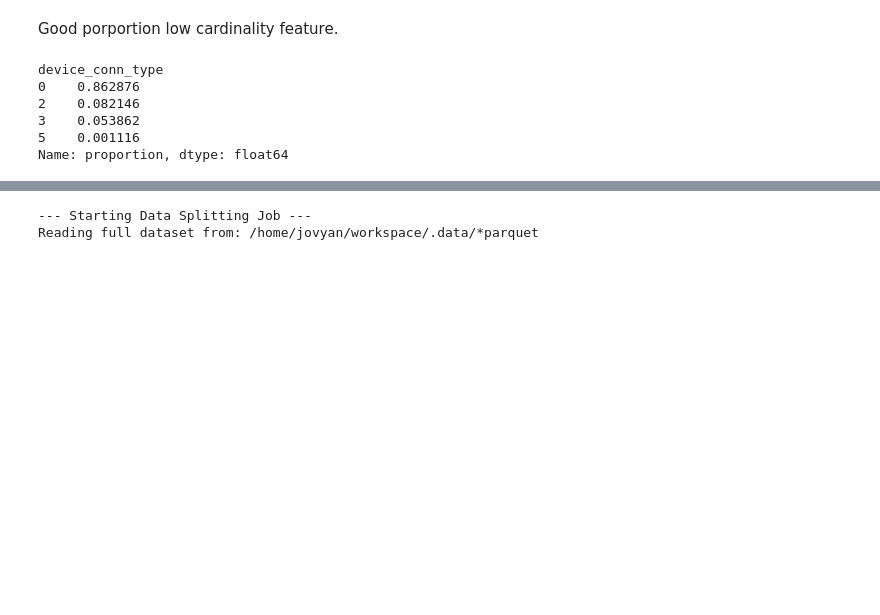
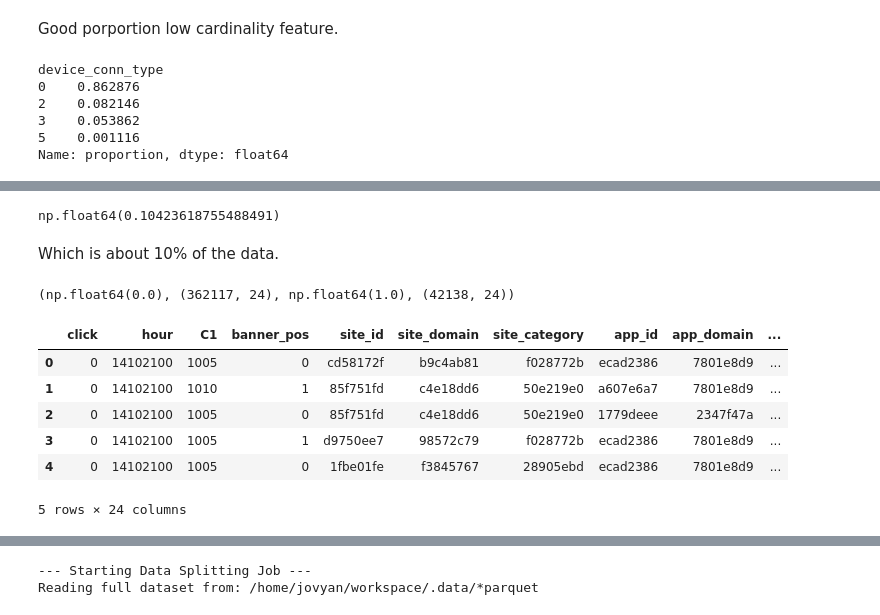
Before and after one commit to angelusualle/machine-learning, a Jupyter notebook: classification/linear-decision-boundaries/discriminative/logistic/logistic_regression.ipynb, the cells around one changed output, grey strips where cells are left out. Saved outputs shown, nothing was run; the diff lists cells and outputs as text; code cells hidden in the pictures; blank space fills up the shorter version.

```diff
--- a/classification/linear-decision-boundaries/discriminative/logistic/logistic_regression.ipynb
+++ b/classification/linear-decision-boundaries/discriminative/logistic/logistic_regression.ipynb
@@ -3000,8 +3000,6 @@ all(df_sample["hour"].sort_values().index == df_sample.index)
 False
 # %%
 df_sample = df_sample.sort_values(by="hour", ignore_index=True)
-# %%
-df_sample = df_sample.drop(columns="hour")
 # %% [markdown]
 It doesn't look like it sorted based on timestamp, so we did that first.
 # %% [markdown]
@@ -3218,0 +3370,6 @@ spark.stop()
+# %%
+(df_sample["hour"] // 1e2 % 100 == 30).mean()
+# %% [output]
+np.float64(0.10423618755488491)
+# %% [markdown]
+Which is about 10% of the data.
@@ -3218,0 +3379,14 @@ spark.stop()
+# %%
+(train_data["hour"] // 1e2 % 100 == 30).mean(), train_data.shape, (test_data["hour"] // 1e2 % 100 == 30).mean(), test_data.shape
+# %% [output]
+(np.float64(0.0), (362117, 24), np.float64(1.0), (42138, 24))
+# %%
+train_data.head()
+# %% [output]
+|  | click | hour | C1 | banner_pos | site_id | site_domain | site_category | app_id | app_domain | ... |
+| 0 | 0 | 14102100 | 1005 | 0 | cd58172f | b9c4ab81 | f028772b | ecad2386 | 7801e8d9 | ... |
+| 1 | 0 | 14102100 | 1010 | 1 | 85f751fd | c4e18dd6 | 50e219e0 | a607e6a7 | 7801e8d9 | ... |
+| 2 | 0 | 14102100 | 1005 | 0 | 85f751fd | c4e18dd6 | 50e219e0 | 1779deee | 2347f47a | ... |
+| 3 | 0 | 14102100 | 1005 | 1 | d9750ee7 | 98572c79 | f028772b | ecad2386 | 7801e8d9 | ... |
+| 4 | 0 | 14102100 | 1005 | 0 | 1fbe01fe | f3845767 | 28905ebd | ecad2386 | 7801e8d9 | ... |
+5 rows × 24 columns
```
Also changed, not shown: parts of 40 cells of this notebook.
